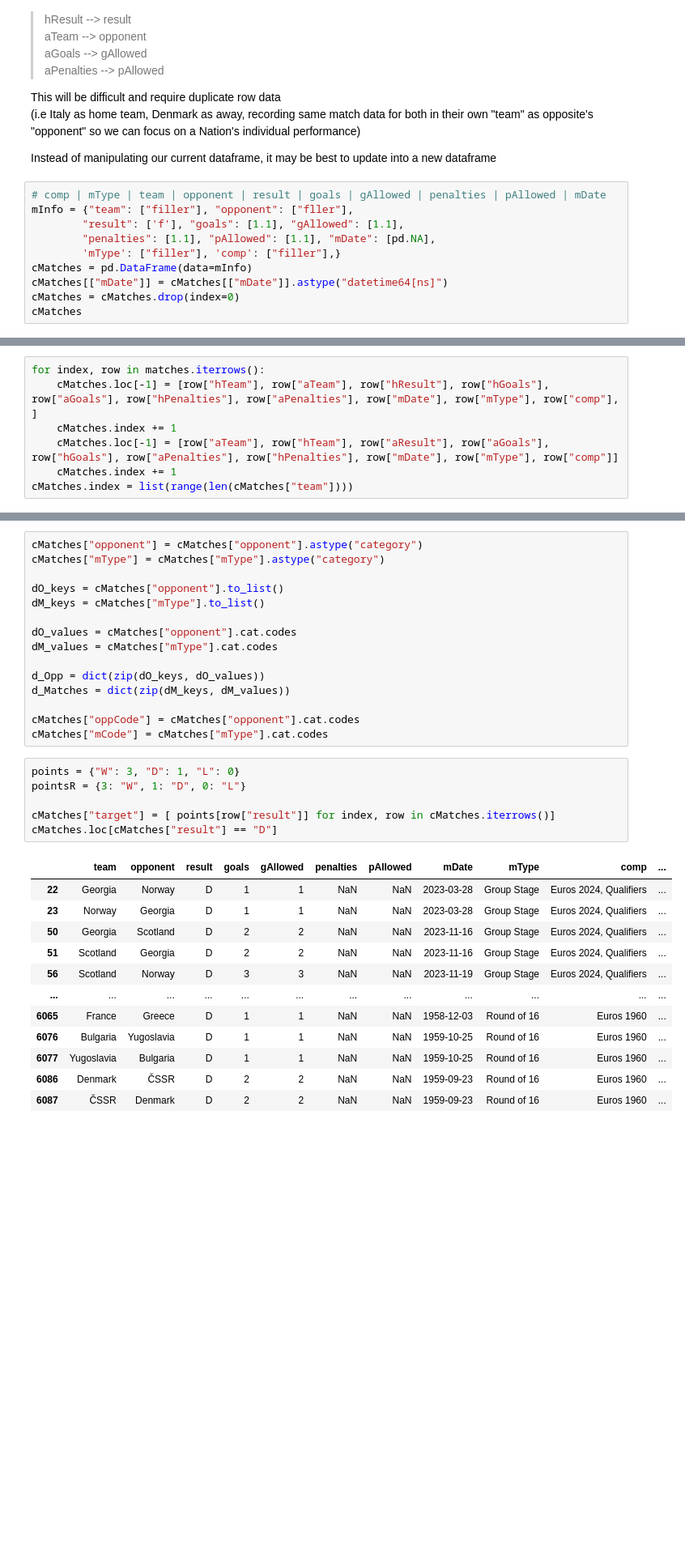
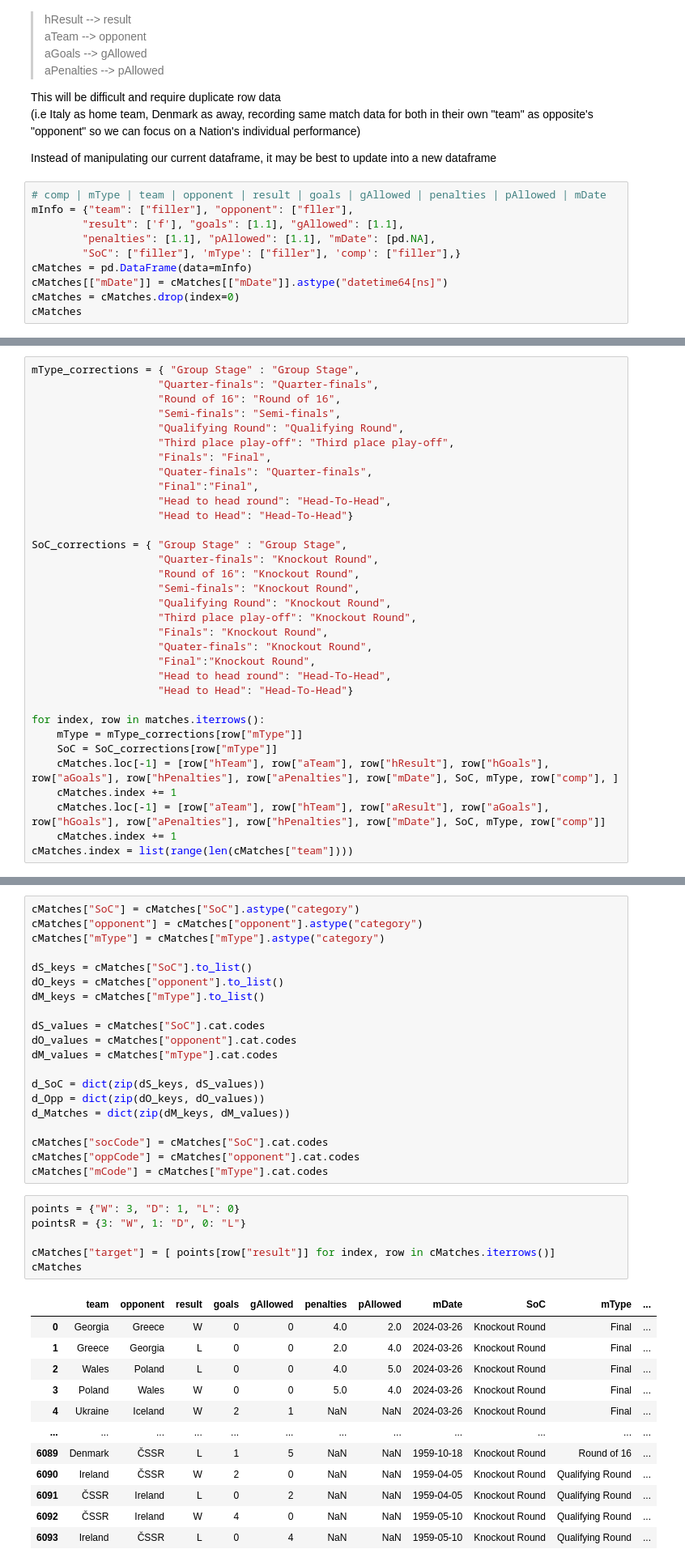
Before and after one commit to axndyg/euros-WebScraping, a Jupyter notebook: euros_modeling.ipynb, the cells around one changed output, grey strips where cells are left out. Shown: that part at 81% size. Cells and saved outputs as stored; diff of their text form; blank space fills up the shorter version.

```diff
--- a/euros_modeling.ipynb
+++ b/euros_modeling.ipynb
@@ -60,7 +60,7 @@ Instead of manipulating our current dataframe, it may be best to update into a n
 mInfo = {"team": ["filler"], "opponent": ["fller"],
         "result": ['f'], "goals": [1.1], "gAllowed": [1.1],
         "penalties": [1.1], "pAllowed": [1.1], "mDate": [pd.NA],
-        'mType': ["filler"], 'comp': ["filler"],}
+        "SoC": ["filler"], 'mType': ["filler"], 'comp': ["filler"],}
 cMatches = pd.DataFrame(data=mInfo)
 cMatches[["mDate"]] = cMatches[["mDate"]].astype("datetime64[ns]")
 cMatches = cMatches.drop(index=0)
@@ -70,8 +70,34 @@ cMatches
 # %%
+mType_corrections = { "Group Stage" : "Group Stage",
+                    "Quarter-finals": "Quarter-finals",
+                    "Round of 16": "Round of 16",
+                    "Semi-finals": "Semi-finals",
+                    "Qualifying Round": "Qualifying Round",
+                    "Third place play-off": "Third place play-off",
+                    "Finals": "Final",
+                    "Quater-finals": "Quarter-finals",
+                    "Final":"Final",
+                    "Head to head round": "Head-To-Head",
+                    "Head to Head": "Head-To-Head"}
+
+SoC_corrections = { "Group Stage" : "Group Stage",
+                    "Quarter-finals": "Knockout Round",
+                    "Round of 16": "Knockout Round",
+                    "Semi-finals": "Knockout Round",
+                    "Qualifying Round": "Knockout Round",
+                    "Third place play-off": "Knockout Round",
+                    "Finals": "Knockout Round",
+                    "Quater-finals": "Knockout Round",
+                    "Final":"Knockout Round",
+                    "Head to head round": "Head-To-Head",
+                    "Head to Head": "Head-To-Head"}
+
 for index, row in matches.iterrows():
-    cMatches.loc[-1] = [row["hTeam"], row["aTeam"], row["hResult"], row["hGoals"], row["aGoals"], row["hPenalties"], row["aPenalties"], row["mDate"], row["mType"], row["comp"], ]
+    mType = mType_corrections[row["mType"]]
+    SoC = SoC_corrections[row["mType"]]
+    cMatches.loc[-1] = [row["hTeam"], row["aTeam"], row["hResult"], row["hGoals"], row["aGoals"], row["hPenalties"], row["aPenalties"], row["mDate"], SoC, mType, row["comp"], ]
     cMatches.index += 1
-    cMatches.loc[-1] = [row["aTeam"], row["hTeam"], row["aResult"], row["aGoals"], row["hGoals"], row["aPenalties"], row["hPenalties"], row["mDate"], row["mType"], row["comp"]]
+    cMatches.loc[-1] = [row["aTeam"], row["hTeam"], row["aResult"], row["aGoals"], row["hGoals"], row["aPenalties"], row["hPenalties"], row["mDate"], SoC, mType, row["comp"]]
     cMatches.index += 1
 cMatches.index = list(range(len(cMatches["team"])))
 # %%
@@ -114,34 +152,39 @@ The target column is if a team achieved its desired result,
 # %%
+cMatches["SoC"] = cMatches["SoC"].astype("category")
 cMatches["opponent"] = cMatches["opponent"].astype("category")
 cMatches["mType"] = cMatches["mType"].astype("category")
 
+dS_keys = cMatches["SoC"].to_list()
 dO_keys = cMatches["opponent"].to_list()
 dM_keys = cMatches["mType"].to_list()
 
+dS_values = cMatches["SoC"].cat.codes
 dO_values = cMatches["opponent"].cat.codes
 dM_values = cMatches["mType"].cat.codes
 
+d_SoC = dict(zip(dS_keys, dS_values))
 d_Opp = dict(zip(dO_keys, dO_values))
 d_Matches = dict(zip(dM_keys, dM_values))
 
+cMatches["socCode"] = cMatches["SoC"].cat.codes
 cMatches["oppCode"] = cMatches["opponent"].cat.codes
 cMatches["mCode"] = cMatches["mType"].cat.codes
 # %%
 points = {"W": 3, "D": 1, "L": 0}
 pointsR = {3: "W", 1: "D", 0: "L"}
 
 cMatches["target"] = [ points[row["result"]] for index, row in cMatches.iterrows()]
-cMatches.loc[cMatches["result"] == "D"]
+cMatches
 # %% [output]
-|  | team | opponent | result | goals | gAllowed | penalties | pAllowed | mDate | mType | comp | ... |
-| 22 | Georgia | Norway | D | 1 | 1 | NaN | NaN | 2023-03-28 | Group Stage | Euros 2024, Qualifiers | ... |
-| 23 | Norway | Georgia | D | 1 | 1 | NaN | NaN | 2023-03-28 | Group Stage | Euros 2024, Qualifiers | ... |
-| 50 | Georgia | Scotland | D | 2 | 2 | NaN | NaN | 2023-11-16 | Group Stage | Euros 2024, Qualifiers | ... |
-| 51 | Scotland | Georgia | D | 2 | 2 | NaN | NaN | 2023-11-16 | Group Stage | Euros 2024, Qualifiers | ... |
-| 56 | Scotland | Norway | D | 3 | 3 | NaN | NaN | 2023-11-19 | Group Stage | Euros 2024, Qualifiers | ... |
+|  | team | opponent | result | goals | gAllowed | penalties | pAllowed | mDate | SoC | mType | ... |
+| 0 | Georgia | Greece | W | 0 | 0 | 4.0 | 2.0 | 2024-03-26 | Knockout Round | Final | ... |
+| 1 | Greece | Georgia | L | 0 | 0 | 2.0 | 4.0 | 2024-03-26 | Knockout Round | Final | ... |
+| 2 | Wales | Poland | L | 0 | 0 | 4.0 | 5.0 | 2024-03-26 | Knockout Round | Final | ... |
+| 3 | Poland | Wales | W | 0 | 0 | 5.0 | 4.0 | 2024-03-26 | Knockout Round | Final | ... |
+| 4 | Ukraine | Iceland | W | 2 | 1 | NaN | NaN | 2024-03-26 | Knockout Round | Final | ... |
 | ... | ... | ... | ... | ... | ... | ... | ... | ... | ... | ... | ... |
-| 6065 | France | Greece | D | 1 | 1 | NaN | NaN | 1958-12-03 | Round of 16 | Euros 1960 | ... |
-| 6076 | Bulgaria | Yugoslavia | D | 1 | 1 | NaN | NaN | 1959-10-25 | Round of 16 | Euros 1960 | ... |
-| 6077 | Yugoslavia | Bulgaria | D | 1 | 1 | NaN | NaN | 1959-10-25 | Round of 16 | Euros 1960 | ... |
-| 6086 | Denmark | ČSSR | D | 2 | 2 | NaN | NaN | 1959-09-23 | Round of 16 | Euros 1960 | ... |
-| 6087 | ČSSR | Denmark | D | 2 | 2 | NaN | NaN | 1959-09-23 | Round of 16 | Euros 1960 | ... |
+| 6089 | Denmark | ČSSR | L | 1 | 5 | NaN | NaN | 1959-10-18 | Knockout Round | Round of 16 | ... |
+| 6090 | Ireland | ČSSR | W | 2 | 0 | NaN | NaN | 1959-04-05 | Knockout Round | Qualifying Round | ... |
+| 6091 | ČSSR | Ireland | L | 0 | 2 | NaN | NaN | 1959-04-05 | Knockout Round | Qualifying Round | ... |
+| 6092 | ČSSR | Ireland | W | 4 | 0 | NaN | NaN | 1959-05-10 | Knockout Round | Qualifying Round | ... |
+| 6093 | Ireland | ČSSR | L | 0 | 4 | NaN | NaN | 1959-05-10 | Knockout Round | Qualifying Round | ... |
```
Also changed, not shown: parts of 17 cells of this notebook, 6 other files.
